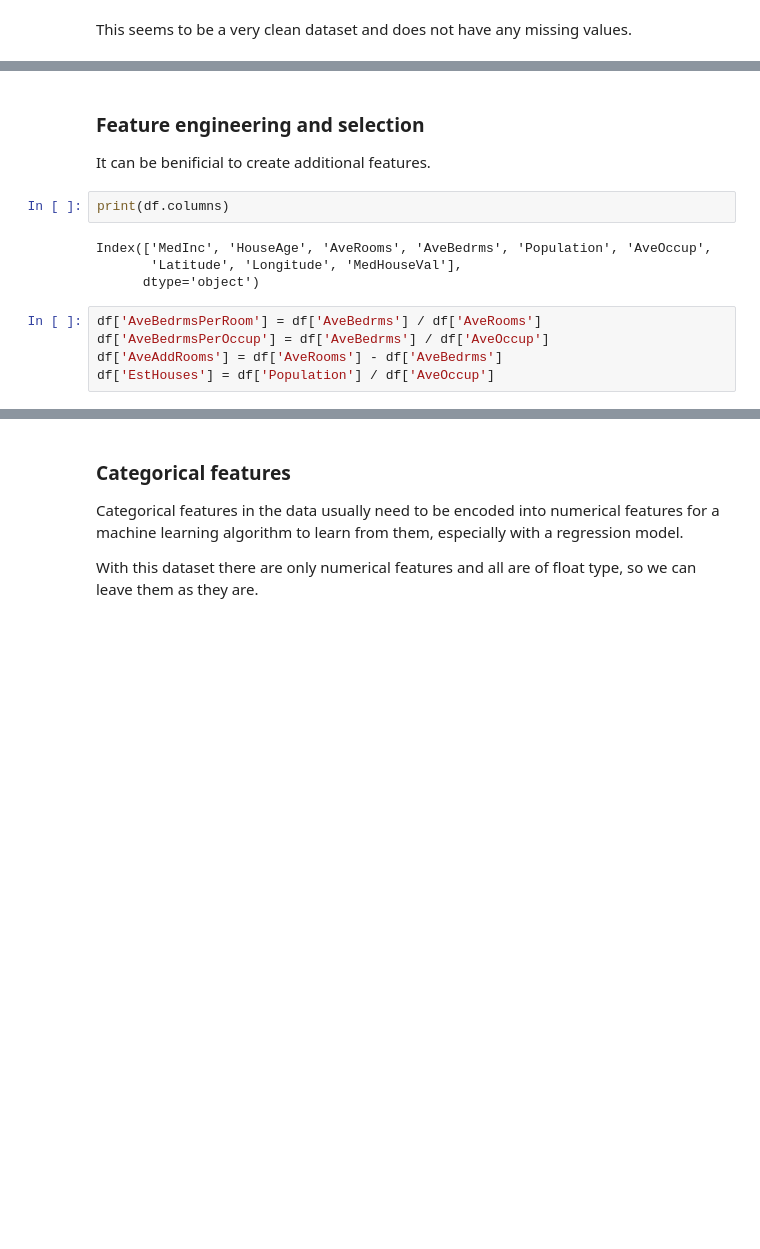
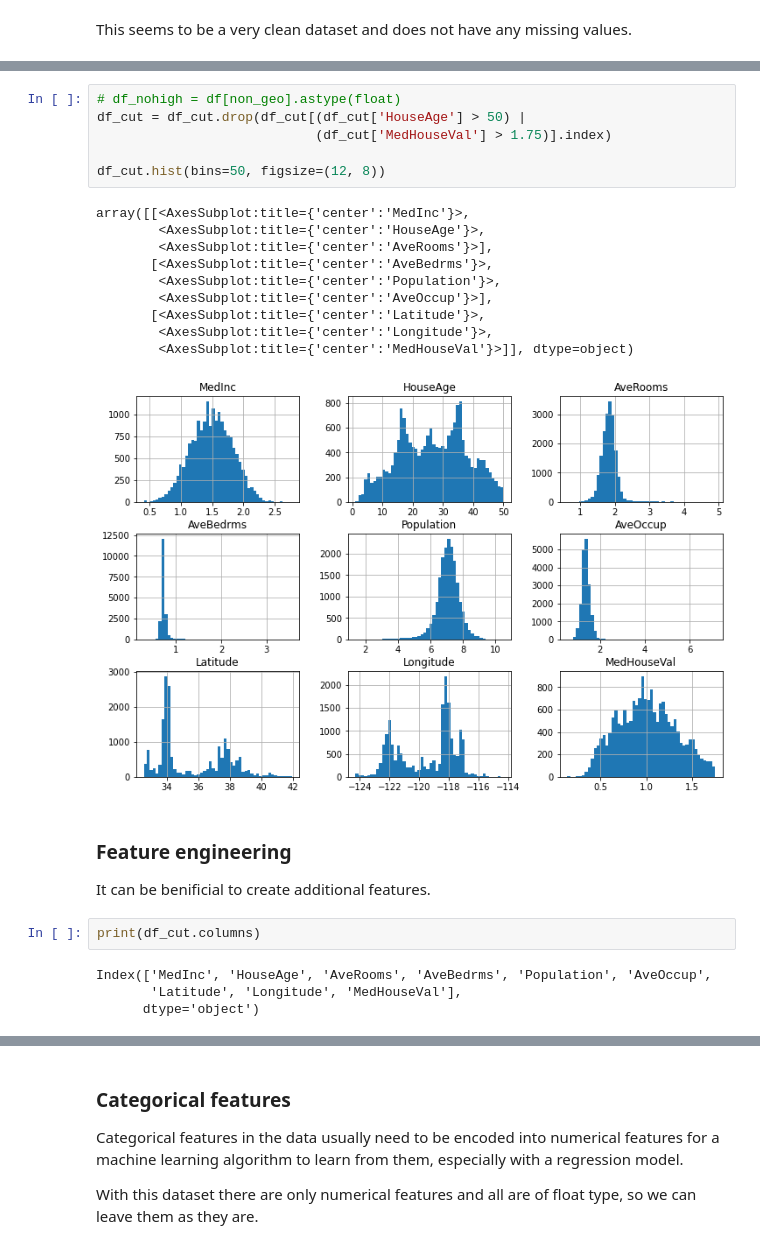
Before and after one commit to kaihulme/ml-analysis, a Jupyter notebook: notebooks/03_regression.ipynb, the cells around one changed output, grey strips where cells are left out. Drawn from its saved outputs; the diff is of its cells as text; blank space fills up the shorter version.

```diff
--- a/notebooks/03_regression.ipynb
+++ b/notebooks/03_regression.ipynb
@@ -220,16 +262,28 @@ There are also some issues with `MedHouseVal` and `HouseAge` being capped.
+# %%
+# df_nohigh = df[non_geo].astype(float)
+df_cut = df_cut.drop(df_cut[(df_cut['HouseAge'] > 50) |
+                            (df_cut['MedHouseVal'] > 1.75)].index)
+
+df_cut.hist(bins=50, figsize=(12, 8))
+# %% [output]
+array([[<AxesSubplot:title={'center':'MedInc'}>,
+        <AxesSubplot:title={'center':'HouseAge'}>,
+        <AxesSubplot:title={'center':'AveRooms'}>],
+       [<AxesSubplot:title={'center':'AveBedrms'}>,
+        <AxesSubplot:title={'center':'Population'}>,
+        <AxesSubplot:title={'center':'AveOccup'}>],
+       [<AxesSubplot:title={'center':'Latitude'}>,
+        <AxesSubplot:title={'center':'Longitude'}>,
+        <AxesSubplot:title={'center':'MedHouseVal'}>]], dtype=object)
+[figure, added]
 # %% [markdown]
-### Feature engineering and selection
+### Feature engineering
 
 It can be benificial to create additional features.
 # %%
-print(df.columns)
+print(df_cut.columns)
 # %% [output]
 Index(['MedInc', 'HouseAge', 'AveRooms', 'AveBedrms', 'Population', 'AveOccup',
        'Latitude', 'Longitude', 'MedHouseVal'],
       dtype='object')
-# %%
-df['AveBedrmsPerRoom'] = df['AveBedrms'] / df['AveRooms']
-df['AveBedrmsPerOccup'] = df['AveBedrms'] / df['AveOccup']
-df['AveAddRooms'] = df['AveRooms'] - df['AveBedrms']
-df['EstHouses'] = df['Population'] / df['AveOccup']
 # %%
```
Also changed, not shown: parts of 70 cells of this notebook, 3 other files.
